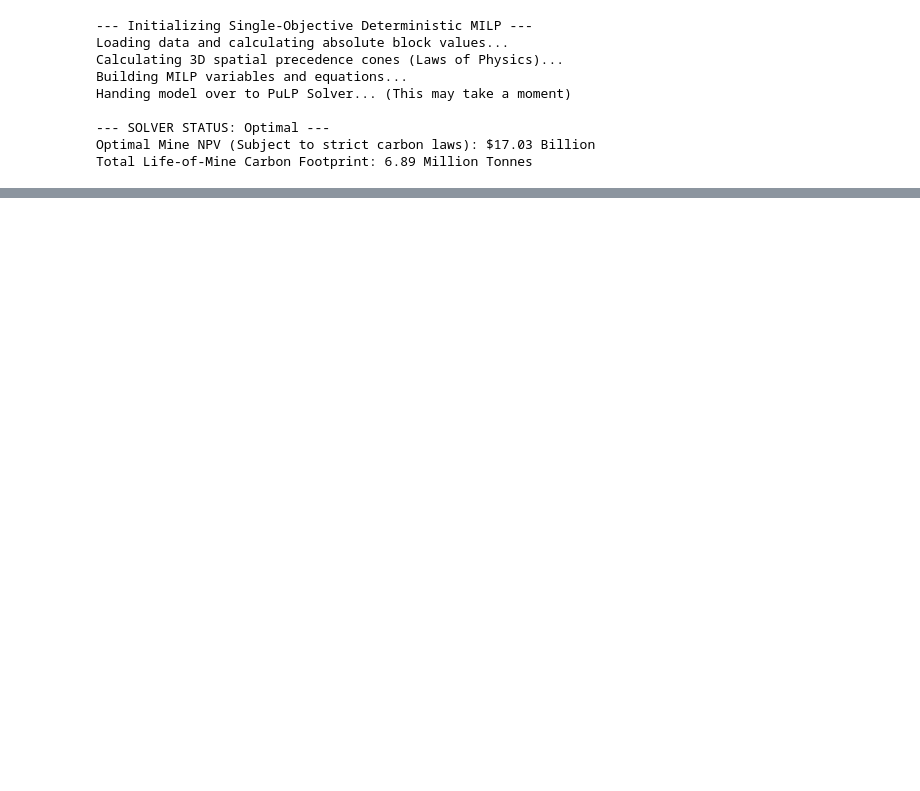
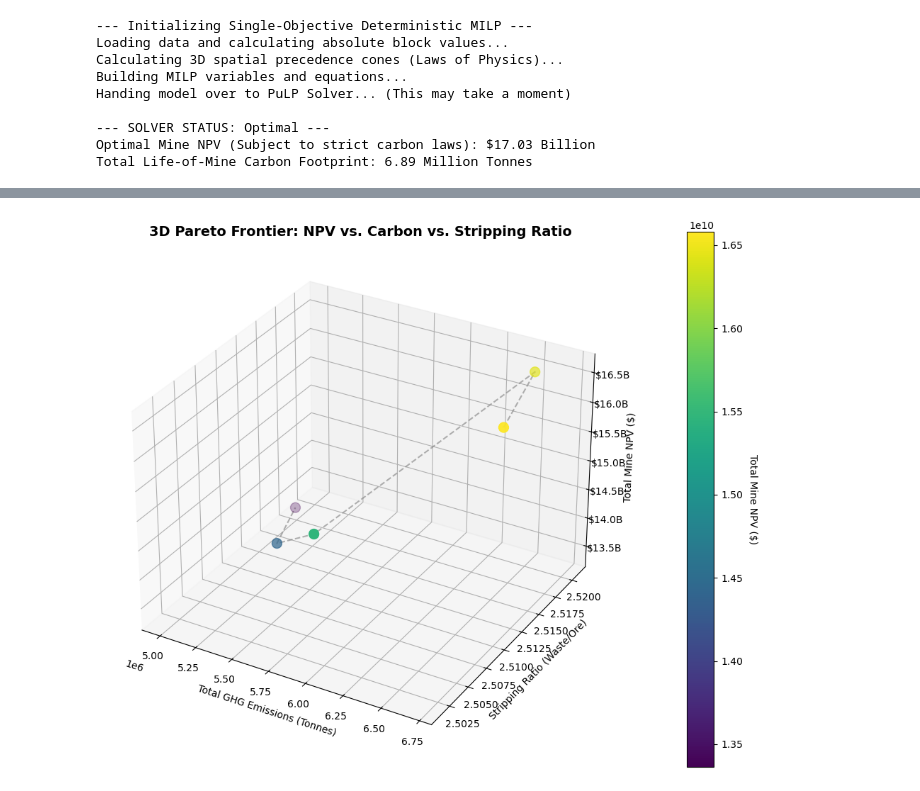
Before and after one commit to SIMLAB-UKY/simlab-summer2026-p05-shrivastava-carbon-planning, a Jupyter notebook: 03_deterministic_moo.ipynb, the cells around one changed output, grey strips where cells are left out. Cells and saved outputs as stored; diff of their text form; code cells hidden in the pictures; blank space fills up the shorter version.

```diff
--- a/03_deterministic_moo.ipynb
+++ b/03_deterministic_moo.ipynb
@@ -121,3 +121,100 @@ Handing model over to PuLP Solver... (This may take a moment)
 --- SOLVER STATUS: Optimal ---
 Optimal Mine NPV (Subject to strict carbon laws): $17.03 Billion
 Total Life-of-Mine Carbon Footprint: 6.89 Million Tonnes
+# %%
+import matplotlib.pyplot as plt
+
+print("--- Initializing Multi-Objective Epsilon-Constraint Solver ---")
+
+# 1. Define the Carbon Budgets (Epsilons) we want to test
+# We know 6.89M is the unconstrained maximum. We will step down to force the solver to make trade-offs.
+target_carbon_budgets = [7_000_000, 6_500_000, 6_000_000, 5_500_000, 5_000_000]
+
+pareto_npv = []
+pareto_carbon = []
+pareto_sr = [] # Stripping Ratio
+
+# We are using the relaxed capacities we found earlier so the model stays feasible
+M_min, M_max = 0, 100_000
+P_min, P_max = 0, 50_000
+
+for budget in target_carbon_budgets:
+    print(f"\nSolving for LOM Carbon Limit: {budget / 1e6:.2f}M Tonnes...")
+
+    # Rebuild the model fresh for each loop
+    model = pulp.LpProblem(f"Mine_Scheduling_{budget}", pulp.LpMaximize)
+    x = pulp.LpVariable.dicts("mine_block", [(b, t) for b in blocks for t in periods], cat='Binary')
+
+    # Objective: Maximize NPV
+    model += pulp.lpSum([df.loc[df['block_id'] == b, 'total_npv'].values[0] * x[(b, t)] for b in blocks for t in periods])
+
+    # Base Constraints (Reserve, Precedence, Capacities)
+    for b in blocks:
+        model += pulp.lpSum([x[(b, t)] for t in periods]) <= 1
+        for t in periods:
+            for p in predecessors[b]:
+                model += x[(b, t)] - pulp.lpSum([x[(p, tau)] for tau in range(1, t + 1)]) <= 0
+
+    for t in periods:
+        model += pulp.lpSum([df.loc[df['block_id'] == b, 'tonnage_kt'].values[0] * x[(b, t)] for b in blocks]) <= M_max
+        model += pulp.lpSum([df.loc[df['block_id'] == b, 'tonnage_kt'].values[0] * x[(b, t)] for b in ore_blocks]) <= P_max
+
+    # THE EPSILON CONSTRAINT: Total Life-of-Mine Carbon must be <= our current loop budget
+    model += pulp.lpSum([df.loc[df['block_id'] == b, 'total_ghg'].values[0] * x[(b, t)]
+                         for b in blocks for t in periods]) <= budget
+
+    # Solve
+    solver = pulp.PULP_CBC_CMD(timeLimit=120, gapRel=0.05, msg=1)
+    model.solve(solver)
+
+    if model.status == pulp.LpStatusOptimal:
+        # Record NPV
+        opt_npv = pulp.value(model.objective)
+        pareto_npv.append(opt_npv)
+
+        # Calculate actual carbon emitted
+        actual_carbon = sum(df.loc[df['block_id'] == b, 'total_ghg'].values[0] * x[(b, t)].varValue
+                            for b in blocks for t in periods if x[(b, t)].varValue == 1.0)
+        pareto_carbon.append(actual_carbon)
+
+        # Calculate Stripping Ratio (Total Waste Tonnage / Total Ore Tonnage)
+        total_waste = sum(df.loc[df['block_id'] == b, 'total_waste_kt'].values[0] * x[(b, t)].varValue
+                          for b in blocks for t in periods if x[(b, t)].varValue == 1.0)
+        total_ore = sum(df.loc[df['block_id'] == b, 'tonnage_kt'].values[0] * x[(b, t)].varValue
+                        for b in ore_blocks for t in periods if x[(b, t)].varValue == 1.0)
+
+        sr = total_waste / total_ore if total_ore > 0 else 0
+        pareto_sr.append(sr)
+
+        print(f"Success! NPV: ${opt_npv / 1e9:.2f}B | Actual Carbon: {actual_carbon / 1e6:.2f}M t | SR: {sr:.2f}")
+    else:
+        print("Infeasible at this carbon limit.")
+
+# --- 2. Plotting the 3D Pareto Frontier ---
+print("\nPlotting the 3D Pareto Frontier...")
+fig = plt.figure(figsize=(10, 8))
+ax = fig.add_subplot(111, projection='3d')
+
+# Scatter plot: X=Carbon, Y=Stripping Ratio, Z=NPV
+# We use color mapping (c=pareto_npv) to emphasize the financial drop-off
+scatter = ax.scatter(pareto_carbon, pareto_sr, pareto_npv,
+                     c=pareto_npv, cmap='viridis', s=100, depthshade=True)
+
+# Draw a line connecting the Pareto optimal points
+ax.plot(pareto_carbon, pareto_sr, pareto_npv, color='gray', linestyle='--', alpha=0.6)
+
+ax.set_title('3D Pareto Frontier: NPV vs. Carbon vs. Stripping Ratio', fontsize=14, fontweight='bold')
+ax.set_xlabel('Total GHG Emissions (Tonnes)')
+ax.set_ylabel('Stripping Ratio (Waste/Ore)')
+ax.set_zlabel('Total Mine NPV ($)')
+
+# Format Z-axis as Billions
+ax.zaxis.set_major_formatter(plt.FuncFormatter(lambda x, pos: f'${x/1e9:.1f}B'))
+
+# Add a color bar legend for the NPV
+cbar = plt.colorbar(scatter, ax=ax, pad=0.1)
+cbar.set_label('Total Mine NPV ($)', rotation=270, labelpad=15)
+
+plt.tight_layout()
+plt.show()
+# %% [output]
@@ -123,0 +239 @@ Total Life-of-Mine Carbon Footprint: 6.89 Million Tonnes
+[figure, added]
```
Also changed, not shown: parts of 4 cells of this notebook, 1 other file.
